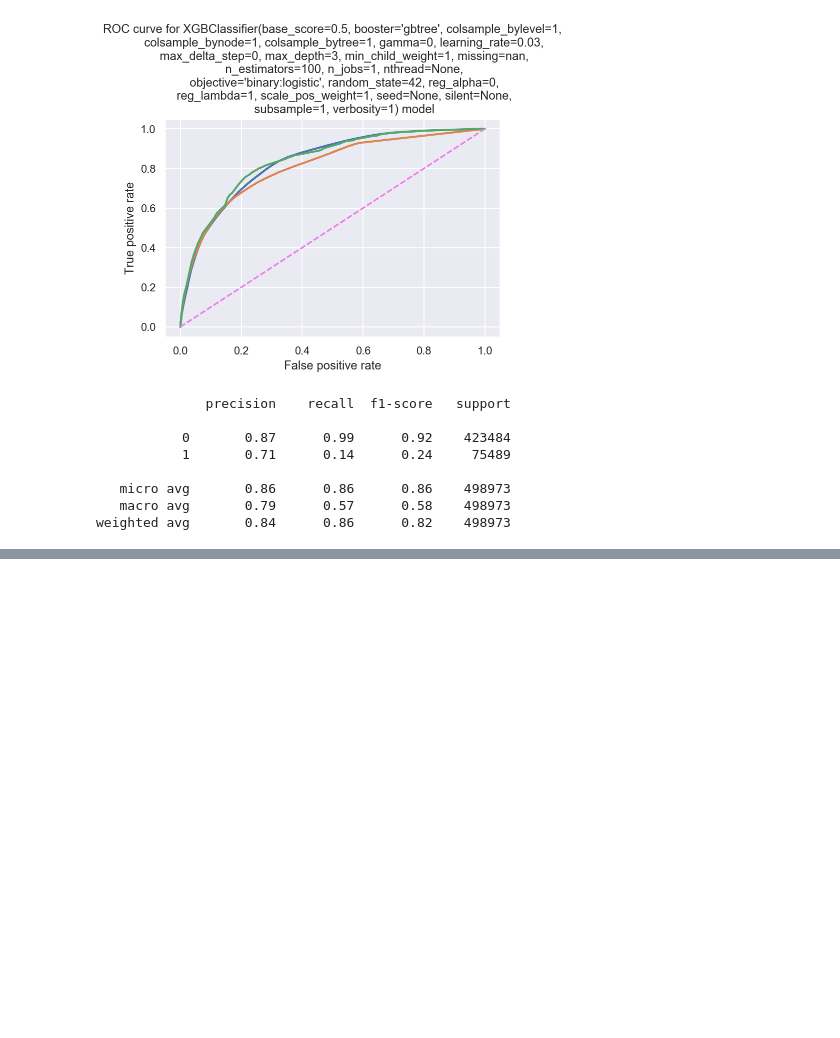
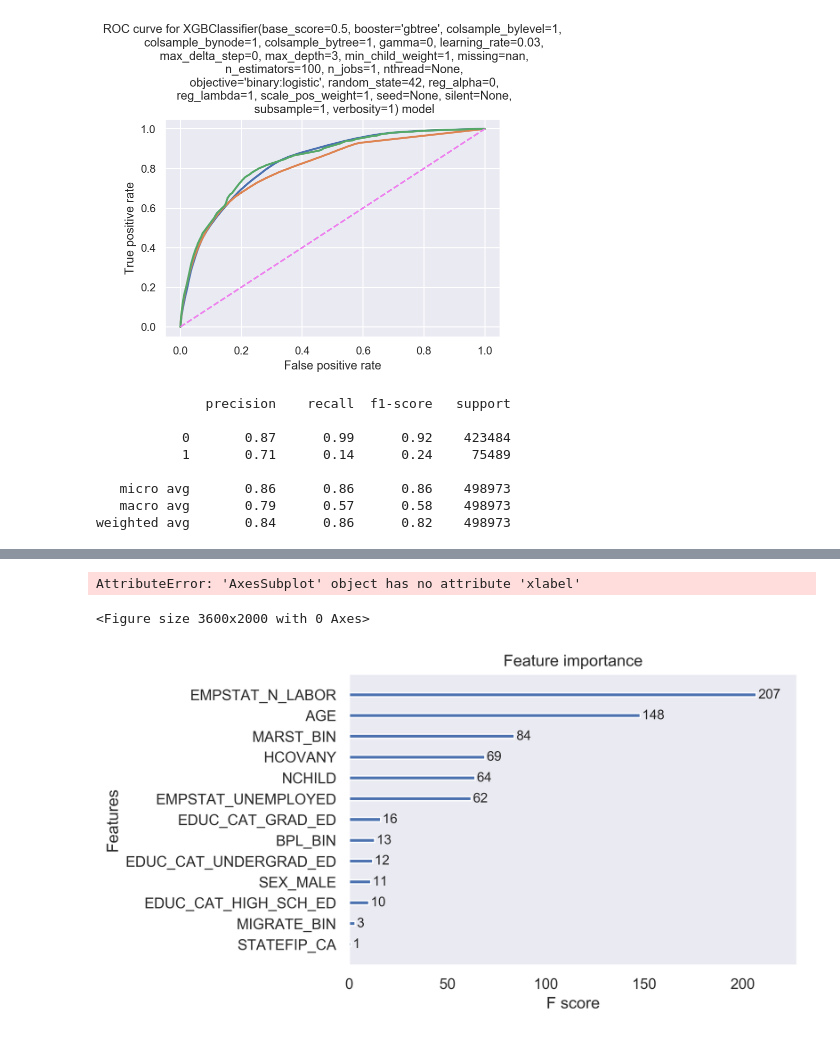
Before and after one commit to mlan93/project_03_classification, a Jupyter notebook: Project_3_Data_Cleaning_Weights.ipynb, the cells around one changed output, grey strips where cells are left out. Cells and saved outputs as stored; diff of their text form; code cells hidden in the pictures; blank space fills up the shorter version.

```diff
--- a/Project_3_Data_Cleaning_Weights.ipynb
+++ b/Project_3_Data_Cleaning_Weights.ipynb
@@ -489,0 +597,13 @@ weighted avg       0.84      0.86      0.82    498973
+# %%
+plt.rcParams["figure.dpi"] = 200
+plt.figure(figsize=(18,10))
+
+ax = plot_importance(xgb, grid = False)
+ax.xlabel('Features', fontsize = 25);
+
+# Saves the figure
+plt.savefig("Importance.png", format="png", bbox_inches='tight', transparent = True)
+# %% [output]
+AttributeError: 'AxesSubplot' object has no attribute 'xlabel'
+<Figure size 3600x2000 with 0 Axes>
+[figure, added]
```
Also changed, not shown: parts of 13 cells of this notebook, 4 other files.
